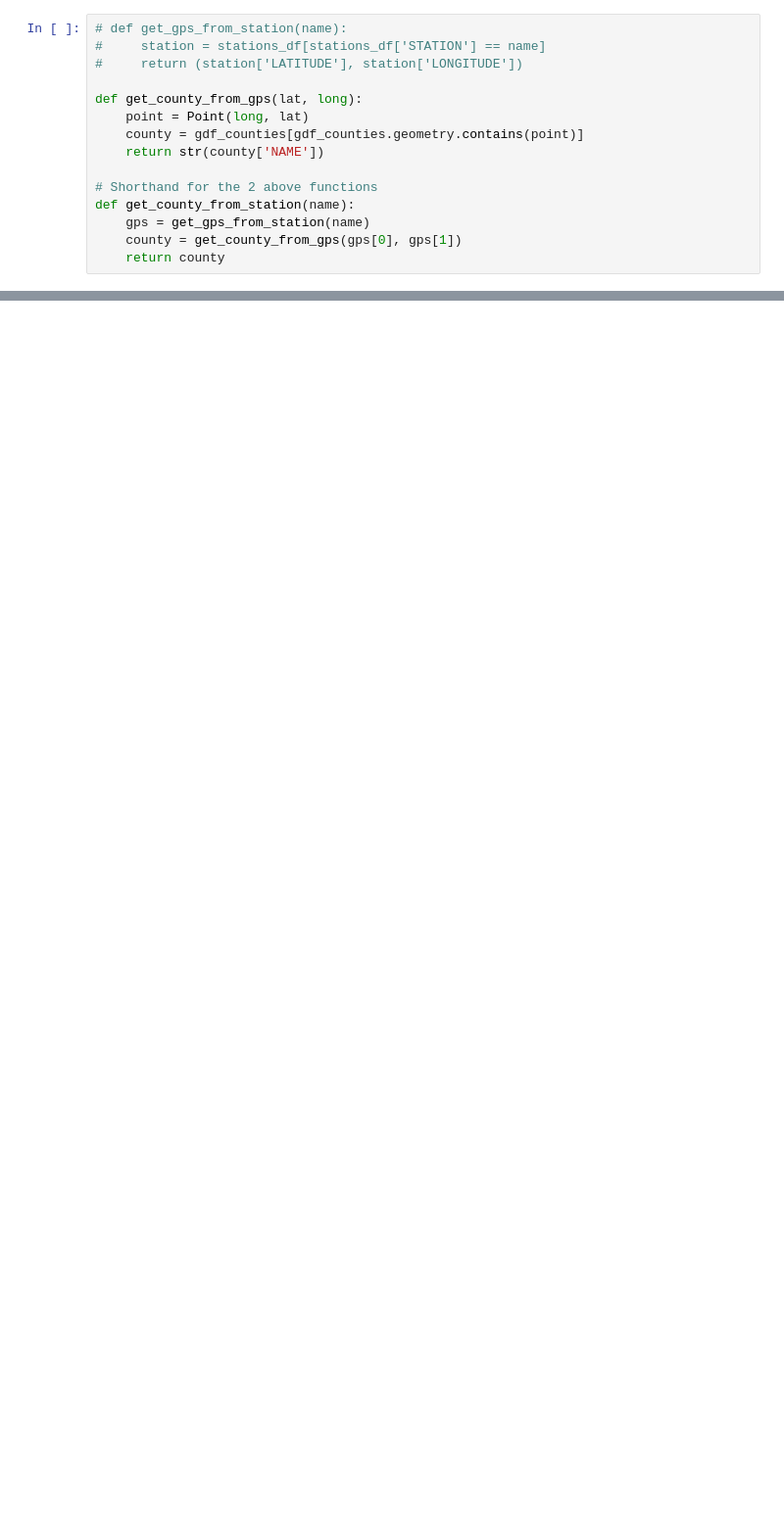
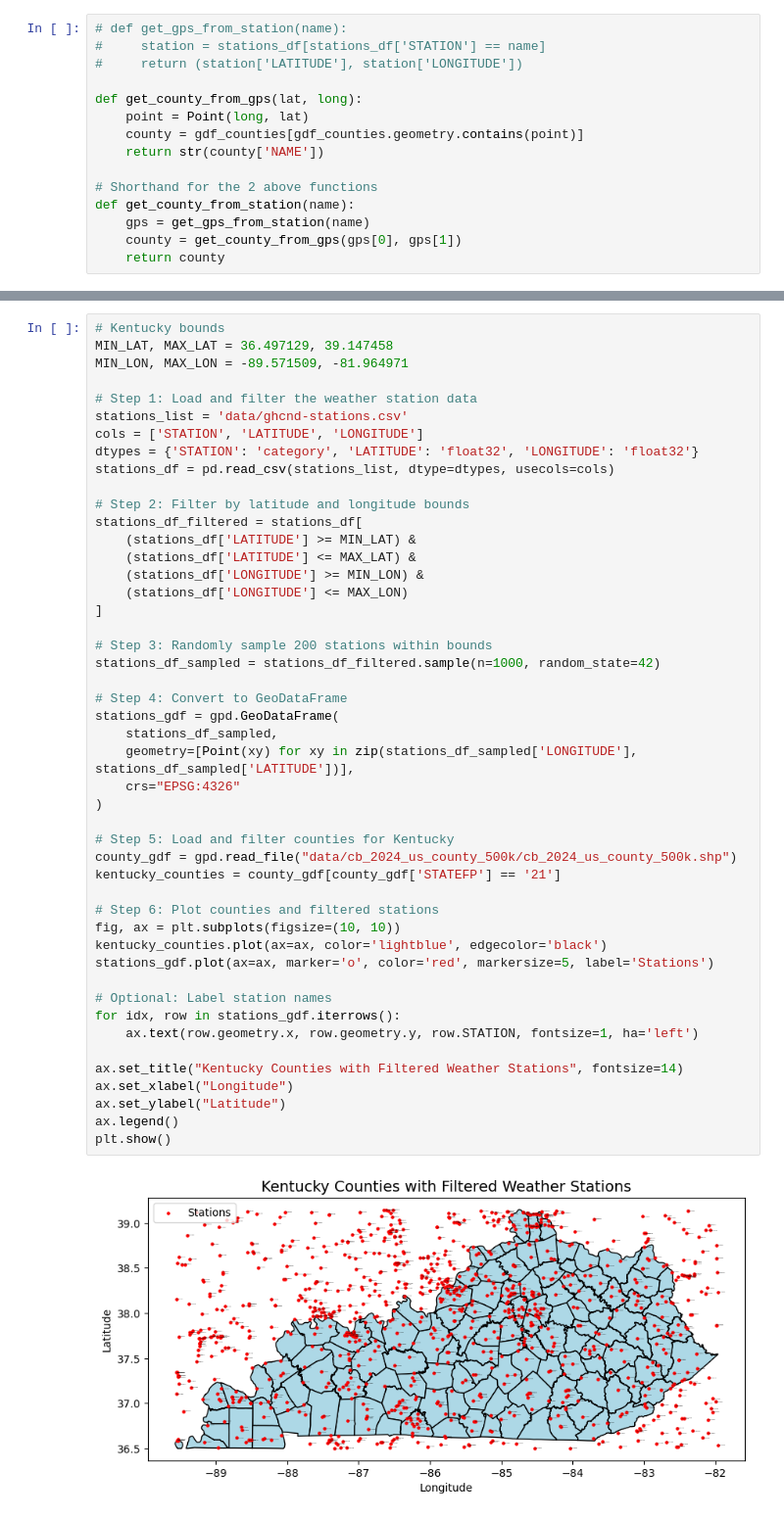
Before and after one commit to shawnericksen/Kentucky-Disaster-Road-Damages, a Jupyter notebook: main.ipynb, the cells around one changed output, grey strips where cells are left out. Shown at 98% size. Drawn from its saved outputs; the diff is of its cells as text; blank space fills up the shorter version.

```diff
--- a/main.ipynb
+++ b/main.ipynb
@@ -177,0 +333,49 @@ None
+# %%
+# Kentucky bounds
+MIN_LAT, MAX_LAT = 36.497129, 39.147458
+MIN_LON, MAX_LON = -89.571509, -81.964971
+
+# Step 1: Load and filter the weather station data
+stations_list = 'data/ghcnd-stations.csv'
+cols = ['STATION', 'LATITUDE', 'LONGITUDE']
+dtypes = {'STATION': 'category', 'LATITUDE': 'float32', 'LONGITUDE': 'float32'}
+stations_df = pd.read_csv(stations_list, dtype=dtypes, usecols=cols)
+
+# Step 2: Filter by latitude and longitude bounds
+stations_df_filtered = stations_df[
+    (stations_df['LATITUDE'] >= MIN_LAT) &
+    (stations_df['LATITUDE'] <= MAX_LAT) &
+    (stations_df['LONGITUDE'] >= MIN_LON) &
+    (stations_df['LONGITUDE'] <= MAX_LON)
+]
+
+# Step 3: Randomly sample 200 stations within bounds
+stations_df_sampled = stations_df_filtered.sample(n=1000, random_state=42)
+
+# Step 4: Convert to GeoDataFrame
+stations_gdf = gpd.GeoDataFrame(
+    stations_df_sampled,
+    geometry=[Point(xy) for xy in zip(stations_df_sampled['LONGITUDE'], stations_df_sampled['LATITUDE'])],
+    crs="EPSG:4326"
+)
+
+# Step 5: Load and filter counties for Kentucky
+county_gdf = gpd.read_file("data/cb_2024_us_county_500k/cb_2024_us_county_500k.shp")
+kentucky_counties = county_gdf[county_gdf['STATEFP'] == '21']
+
+# Step 6: Plot counties and filtered stations
+fig, ax = plt.subplots(figsize=(10, 10))
+kentucky_counties.plot(ax=ax, color='lightblue', edgecolor='black')
+stations_gdf.plot(ax=ax, marker='o', color='red', markersize=5, label='Stations')
+
+# Optional: Label station names
+for idx, row in stations_gdf.iterrows():
+    ax.text(row.geometry.x, row.geometry.y, row.STATION, fontsize=1, ha='left')
+
+ax.set_title("Kentucky Counties with Filtered Weather Stations", fontsize=14)
+ax.set_xlabel("Longitude")
+ax.set_ylabel("Latitude")
+ax.legend()
+plt.show()
+# %% [output]
+[figure, added]
```
Also changed, not shown: parts of 8 cells of this notebook, 1 other file.
